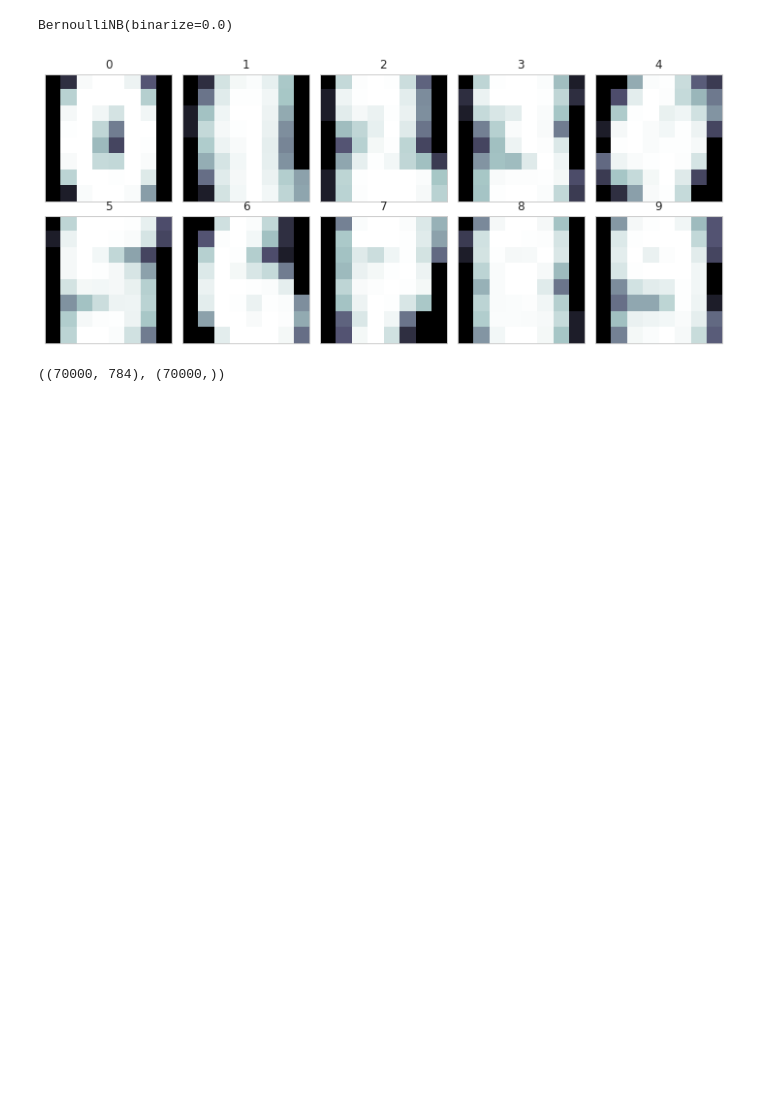
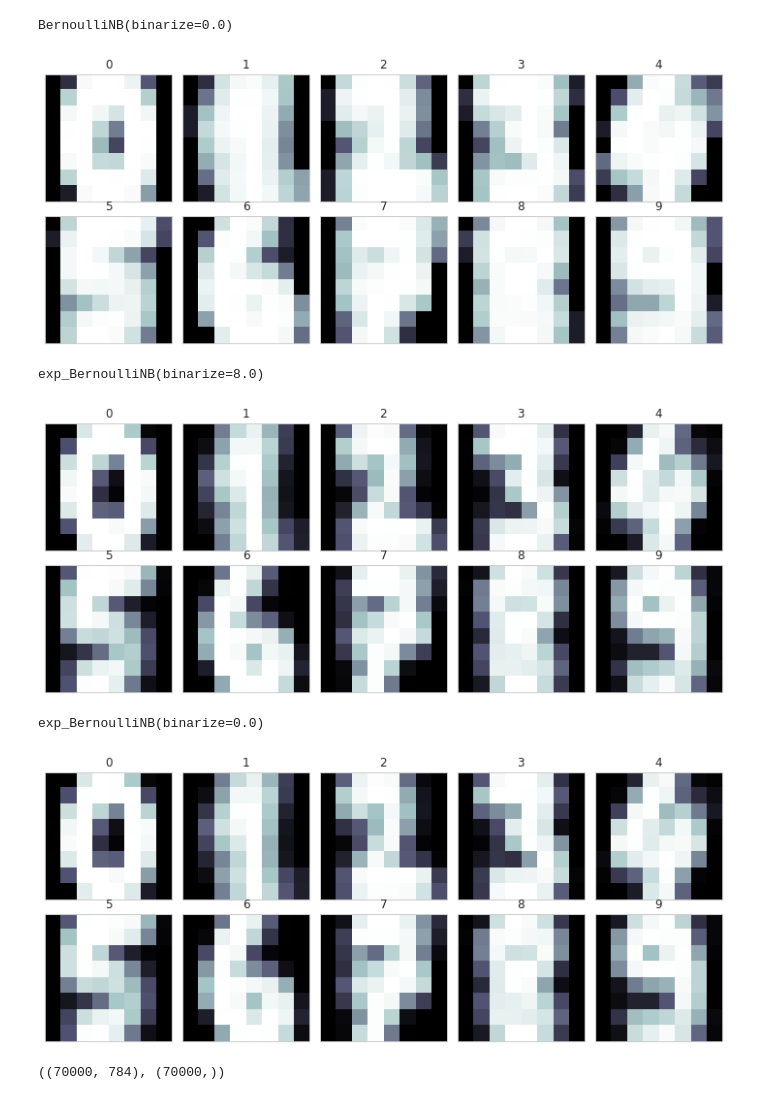
Before and after one commit to Moons08/TIL, a Jupyter notebook: DSS/Classification/8_1.NB_practice.ipynb, the cells around one changed output. Saved outputs shown, nothing was run; the diff lists cells and outputs as text; code cells hidden in the pictures; blank space fills up the shorter version.

```diff
--- a/DSS/Classification/8_1.NB_practice.ipynb
+++ b/DSS/Classification/8_1.NB_practice.ipynb
@@ -186,6 +186,47 @@ BernoulliNB(binarize=8.0)
 [figure]
 BernoulliNB(binarize=0.0)
 [figure]
+# %%
+blurred = np.exp(model_bern.feature_log_prob_)
+print("exp_BernoulliNB(binarize=8.0)")
+N=2; M=5;
+fig = plt.figure(figsize=(10,5))
+plt.subplots_adjust(top=1, bottom=0, hspace=0, wspace=0.05)
+for i in range(N):
+    for j in range(M):
+        k = i*M+j
+        ax = fig.add_subplot(N, M, k+1)
+        ax.imshow(blurred[k].reshape(8,8), cmap=plt.cm.bone, interpolation="none");
+        ax.grid(False)
+        ax.xaxis.set_ticks([])
+        ax.yaxis.set_ticks([])
+        plt.title(digits.target_names[k])
+plt.tight_layout()
+plt.show()
+
+model_bern = BernoulliNB(binarize=0.0).fit(X, y)
+
+blurred = np.exp(model_bern.feature_log_prob_)
+print("exp_BernoulliNB(binarize=0.0)")
+N=2; M=5;
+fig = plt.figure(figsize=(10,5))
+plt.subplots_adjust(top=1, bottom=0, hspace=0, wspace=0.05)
+for i in range(N):
+    for j in range(M):
+        k = i*M+j
+        ax = fig.add_subplot(N, M, k+1)
+        ax.imshow(blurred[k].reshape(8,8), cmap=plt.cm.bone, interpolation="none");
+        ax.grid(False)
+        ax.xaxis.set_ticks([])
+        ax.yaxis.set_ticks([])
+        plt.title(digits.target_names[k])
+plt.tight_layout()
+plt.show()
+# %% [output]
+exp_BernoulliNB(binarize=8.0)
+[figure, added]
+exp_BernoulliNB(binarize=0.0)
+[figure, added]
 # %%
 from sklearn.datasets.mldata import fetch_mldata
 mnist = fetch_mldata('MNIST original')
```
Also changed, not shown: parts of 2 cells of this notebook, 1 other file.
